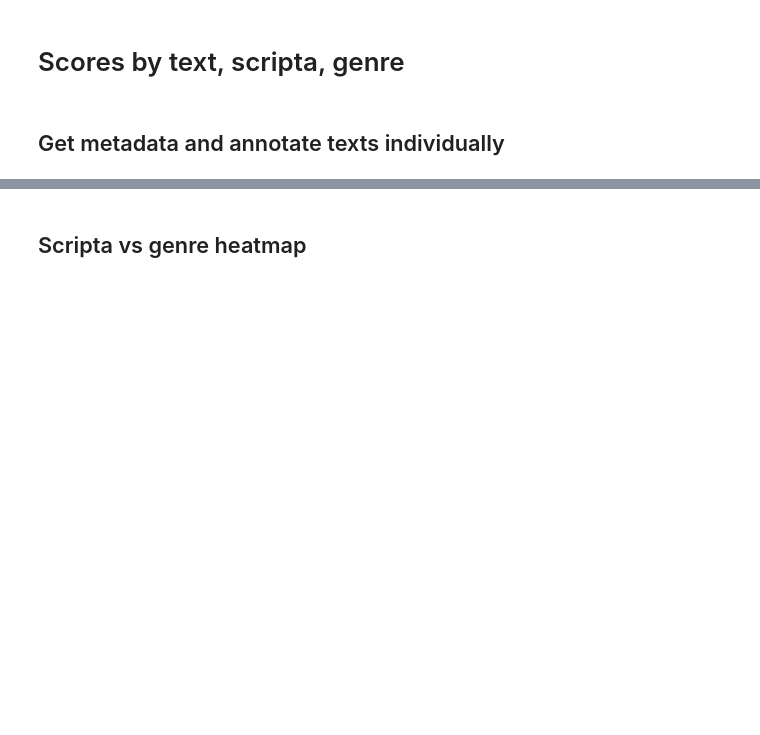
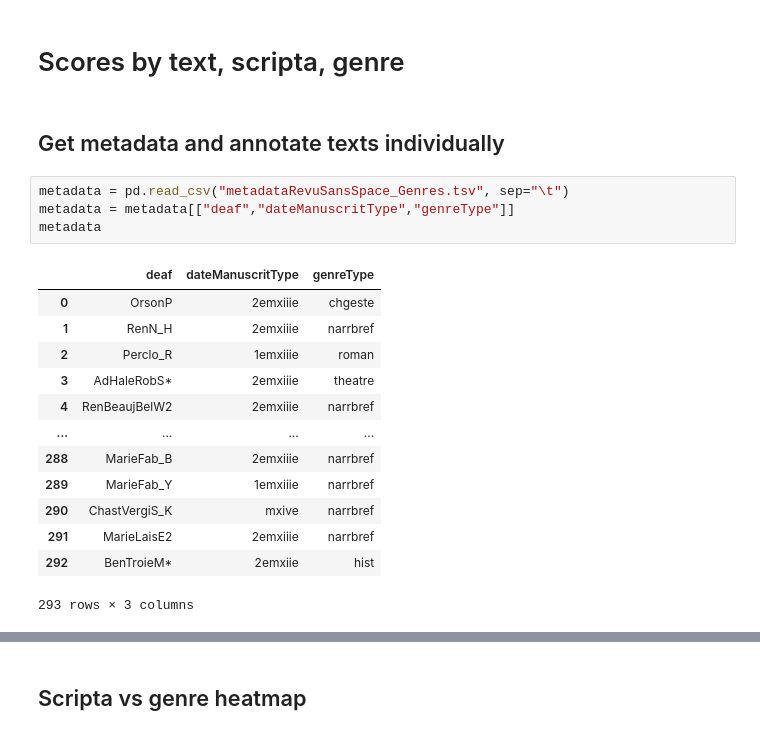
Before and after one commit to LucenceIng/evaluationModeleCILPR, a Jupyter notebook: recupLexemesVThibaultC.ipynb, the cells around one changed output, grey strips where cells are left out. Cells and saved outputs as stored; diff of their text form; blank space fills up the shorter version.

```diff
--- a/recupLexemesVThibaultC.ipynb
+++ b/recupLexemesVThibaultC.ipynb
@@ -434,3 +470,21 @@ ax = sns.heatmap(confMatDf, annot=True, fmt=".0f", cmap = "coolwarm")
 # Scores by text, scripta, genre
 # %% [markdown]
 ## Get metadata and annotate texts individually
+# %%
+metadata = pd.read_csv("metadataRevuSansSpace_Genres.tsv", sep="\t")
+metadata = metadata[["deaf","dateManuscritType","genreType"]]
+metadata
+# %% [output]
+|  | deaf | dateManuscritType | genreType |
+| 0 | OrsonP | 2emxiiie | chgeste |
+| 1 | RenN_H | 2emxiiie | narrbref |
+| 2 | Perclo_R | 1emxiiie | roman |
+| 3 | AdHaleRobS* | 2emxiiie | theatre |
+| 4 | RenBeaujBelW2 | 2emxiiie | narrbref |
+| ... | ... | ... | ... |
+| 288 | MarieFab_B | 2emxiiie | narrbref |
+| 289 | MarieFab_Y | 1emxiiie | narrbref |
+| 290 | ChastVergiS_K | mxive | narrbref |
+| 291 | MarieLaisE2 | 2emxiiie | narrbref |
+| 292 | BenTroieM* | 2emxiie | hist |
+293 rows × 3 columns
```
Also changed, not shown: parts of 26 cells of this notebook, 1 other file.
